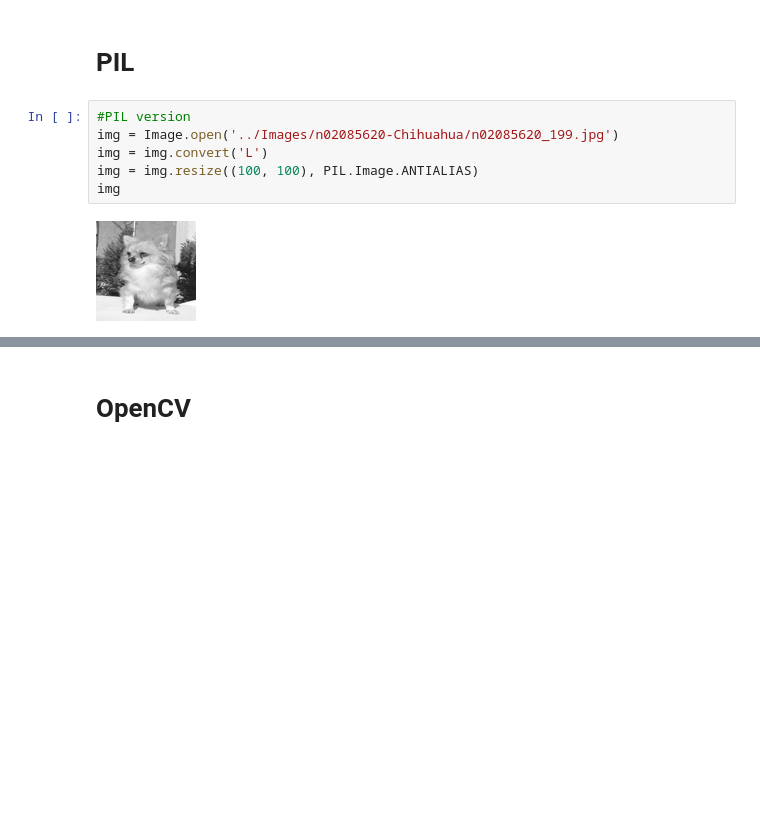
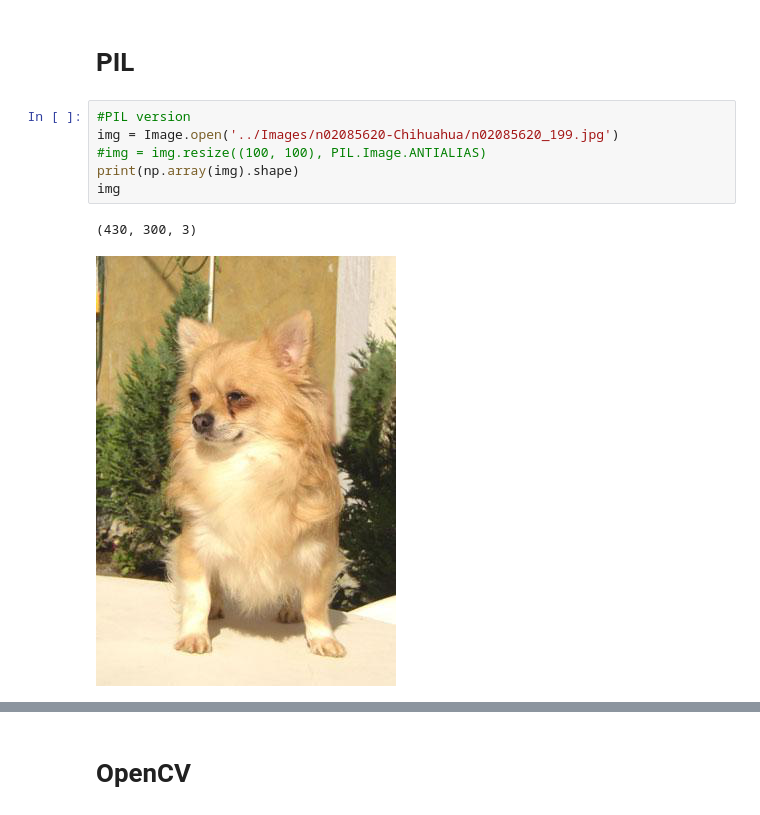
Before and after one commit to rudloffl/OCR-picture-recognition, a Jupyter notebook: Notebooks/A1 - annotation reading.ipynb, the cells around one changed output, grey strips where cells are left out. Drawn from its saved outputs; the diff is of its cells as text; blank space fills up the shorter version.

```diff
--- a/Notebooks/A1 - annotation reading.ipynb
+++ b/Notebooks/A1 - annotation reading.ipynb
@@ -223,8 +172,9 @@ scores.shape
 # %%
 #PIL version
 img = Image.open('../Images/n02085620-Chihuahua/n02085620_199.jpg')
-img = img.convert('L')
-img = img.resize((100, 100), PIL.Image.ANTIALIAS)
+#img = img.resize((100, 100), PIL.Image.ANTIALIAS)
+print(np.array(img).shape)
 img
 # %% [output]
+(430, 300, 3)
-[figure, old version]
+[figure, new version]
```
Also changed, not shown: parts of 45 cells of this notebook, 1 other file.
